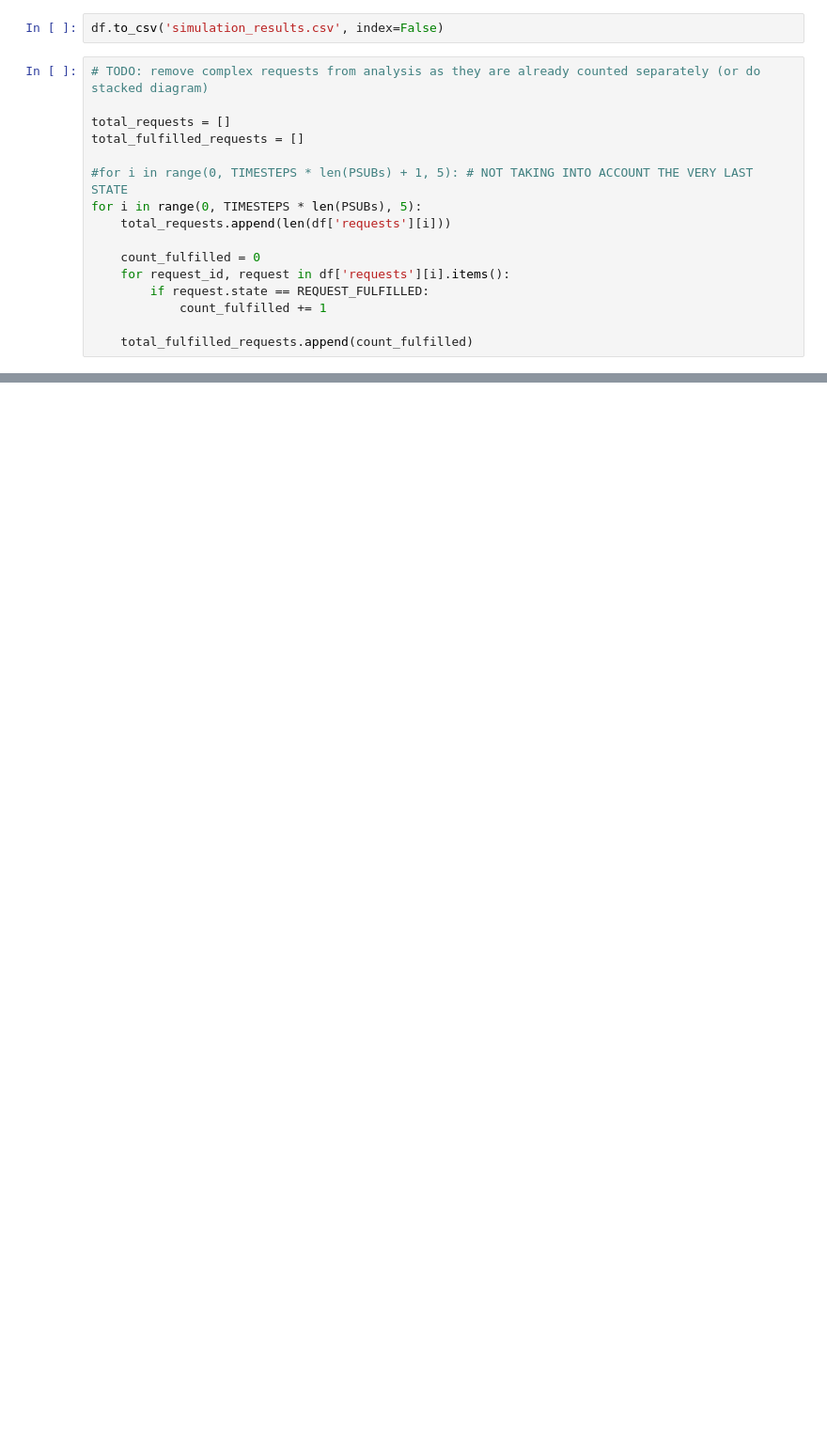
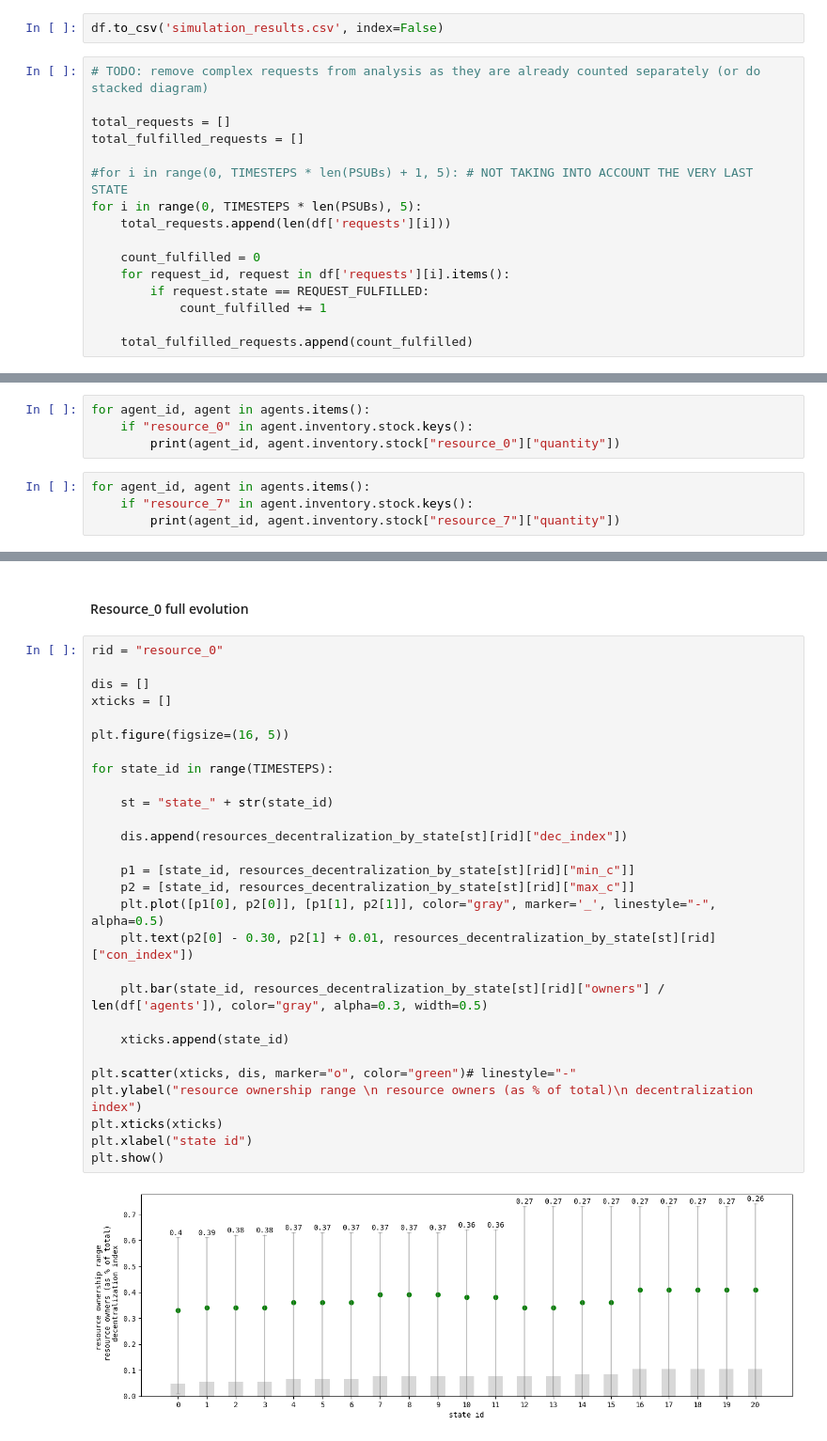
Before and after one commit to nctzn101/geos-sim, a Jupyter notebook: notebook/geos.ipynb, the cells around one changed output, grey strips where cells are left out. Shown at 94% size. Saved outputs shown, nothing was run; the diff lists cells and outputs as text; blank space fills up the shorter version.

```diff
--- a/notebook/geos.ipynb
+++ b/notebook/geos.ipynb
@@ -1155,0 +1302,8 @@ plt.show()
+# %%
+for agent_id, agent in agents.items():
+    if "resource_0" in agent.inventory.stock.keys():
+        print(agent_id, agent.inventory.stock["resource_0"]["quantity"])
+# %%
+for agent_id, agent in agents.items():
+    if "resource_7" in agent.inventory.stock.keys():
+        print(agent_id, agent.inventory.stock["resource_7"]["quantity"])
@@ -1155,0 +1336,32 @@ plt.show()
+# %% [markdown]
+#### Resource_0 full evolution
+# %%
+rid = "resource_0"
+
+dis = []
+xticks = []
+
+plt.figure(figsize=(16, 5))
+
+for state_id in range(TIMESTEPS):
+
+    st = "state_" + str(state_id)
+
+    dis.append(resources_decentralization_by_state[st][rid]["dec_index"])
+
+    p1 = [state_id, resources_decentralization_by_state[st][rid]["min_c"]]
+    p2 = [state_id, resources_decentralization_by_state[st][rid]["max_c"]]
+    plt.plot([p1[0], p2[0]], [p1[1], p2[1]], color="gray", marker='_', linestyle="-", alpha=0.5)
+    plt.text(p2[0] - 0.30, p2[1] + 0.01, resources_decentralization_by_state[st][rid]["con_index"])
+
+    plt.bar(state_id, resources_decentralization_by_state[st][rid]["owners"] / len(df['agents']), color="gray", alpha=0.3, width=0.5)
+
+    xticks.append(state_id)
+
+plt.scatter(xticks, dis, marker="o", color="green")# linestyle="-"
+plt.ylabel("resource ownership range \n resource owners (as % of total)\n decentralization index")
+plt.xticks(xticks)
+plt.xlabel("state id")
+plt.show()
+# %% [output]
+[figure, added]
```
Also changed, not shown: parts of 17 cells of this notebook.
